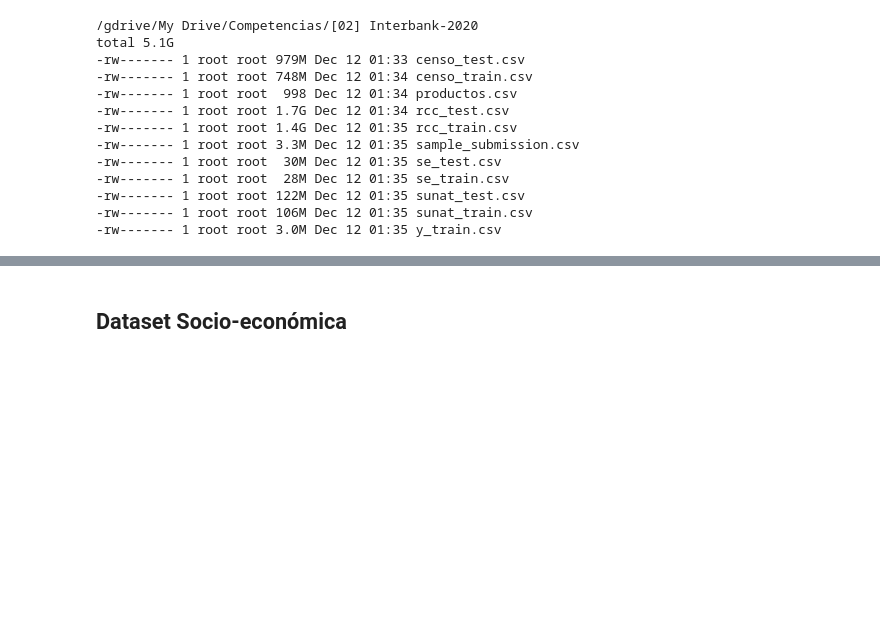
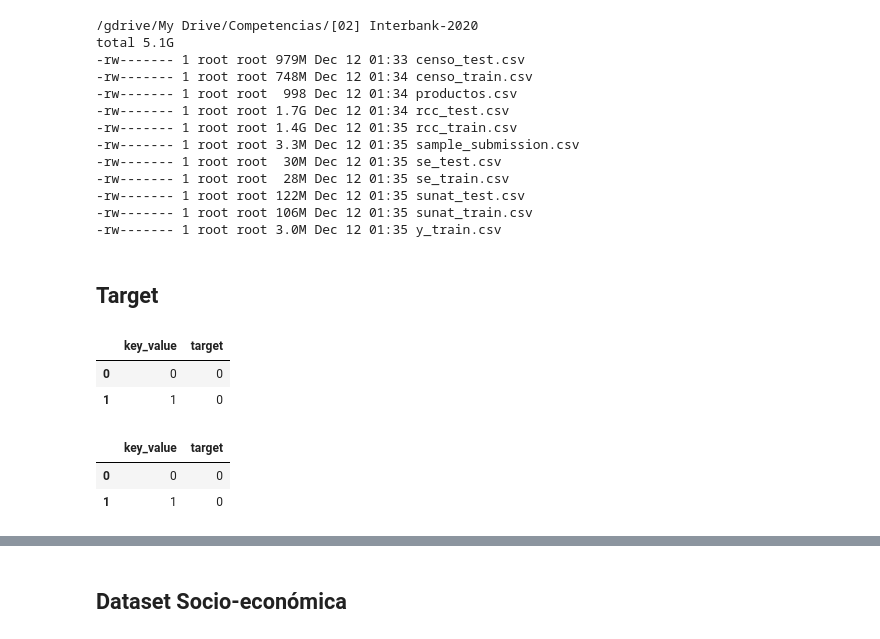
Before and after one commit to mlaricobar/solution-datathon-interbank-2020, a Jupyter notebook: [02] EDA - Datasets.ipynb, the cells around one changed output, grey strips where cells are left out. Drawn from its saved outputs; the diff is of its cells as text; code cells hidden in the pictures; blank space fills up the shorter version.

```diff
--- a/[02] EDA - Datasets.ipynb
+++ b/[02] EDA - Datasets.ipynb
@@ -75,3 +75,5 @@ def optimizar_df(df):
     df[col_] = pd.to_numeric(df[col_], downcast="float")
 
   return df
+# %% [markdown]
+## Target
@@ -77,0 +83,12 @@ def optimizar_df(df):
+# %%
+df_y_train.head(2)
+# %% [output]
+|  | key_value | target |
+| 0 | 0 | 0 |
+| 1 | 1 | 0 |
+# %%
+df_y_test.head(2)
+# %% [output]
+|  | key_value | target |
+| 0 | 0 | 0 |
+| 1 | 1 | 0 |
```
Also changed, not shown: parts of 22 cells of this notebook.
